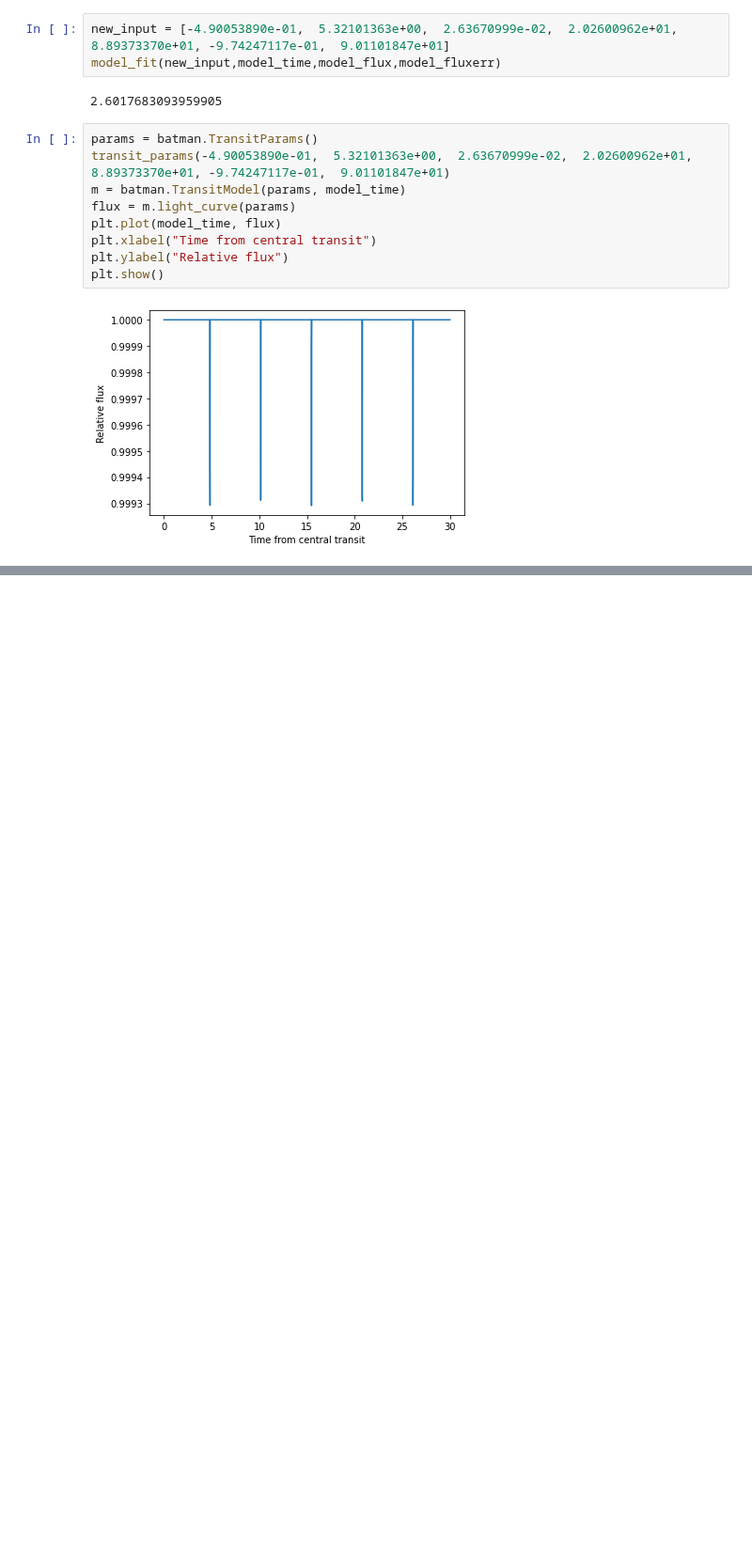
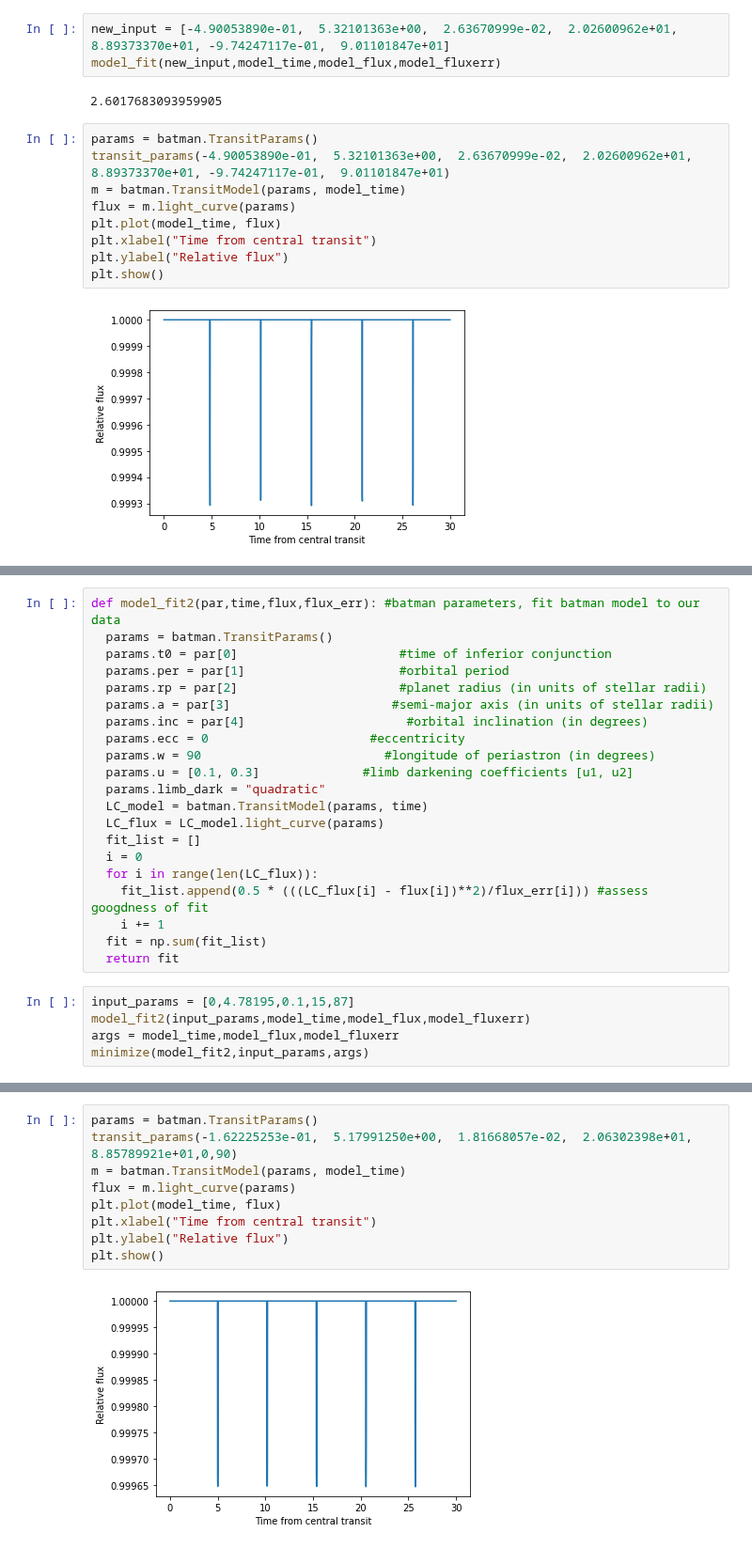
Before and after one commit to Hamza-Suleman/transiting-exoplanets, a Jupyter notebook: BATMAN_testing.ipynb, the cells around one changed output, grey strips where cells are left out. Shown at 94% size. Saved outputs shown, nothing was run; the diff lists cells and outputs as text; blank space fills up the shorter version.

```diff
--- a/BATMAN_testing.ipynb
+++ b/BATMAN_testing.ipynb
@@ -287,0 +293,26 @@ plt.show()
+# %%
+def model_fit2(par,time,flux,flux_err): #batman parameters, fit batman model to our data
+  params = batman.TransitParams()
+  params.t0 = par[0]                      #time of inferior conjunction
+  params.per = par[1]                     #orbital period
+  params.rp = par[2]                      #planet radius (in units of stellar radii)
+  params.a = par[3]                      #semi-major axis (in units of stellar radii)
+  params.inc = par[4]                      #orbital inclination (in degrees)
+  params.ecc = 0                      #eccentricity
+  params.w = 90                         #longitude of periastron (in degrees)
+  params.u = [0.1, 0.3]              #limb darkening coefficients [u1, u2]
+  params.limb_dark = "quadratic"
+  LC_model = batman.TransitModel(params, time)
+  LC_flux = LC_model.light_curve(params)
+  fit_list = []
+  i = 0
+  for i in range(len(LC_flux)):
+    fit_list.append(0.5 * (((LC_flux[i] - flux[i])**2)/flux_err[i])) #assess googdness of fit
+    i += 1
+  fit = np.sum(fit_list)
+  return fit
+# %%
+input_params = [0,4.78195,0.1,15,87]
+model_fit2(input_params,model_time,model_flux,model_fluxerr)
+args = model_time,model_flux,model_fluxerr
+minimize(model_fit2,input_params,args)
@@ -287,0 +337,11 @@ plt.show()
+# %%
+params = batman.TransitParams()
+transit_params(-1.62225253e-01,  5.17991250e+00,  1.81668057e-02,  2.06302398e+01, 8.85789921e+01,0,90)
+m = batman.TransitModel(params, model_time)
+flux = m.light_curve(params)
+plt.plot(model_time, flux)
+plt.xlabel("Time from central transit")
+plt.ylabel("Relative flux")
+plt.show()
+# %% [output]
+[figure, added]
```
Also changed, not shown: parts of 6 cells of this notebook.
